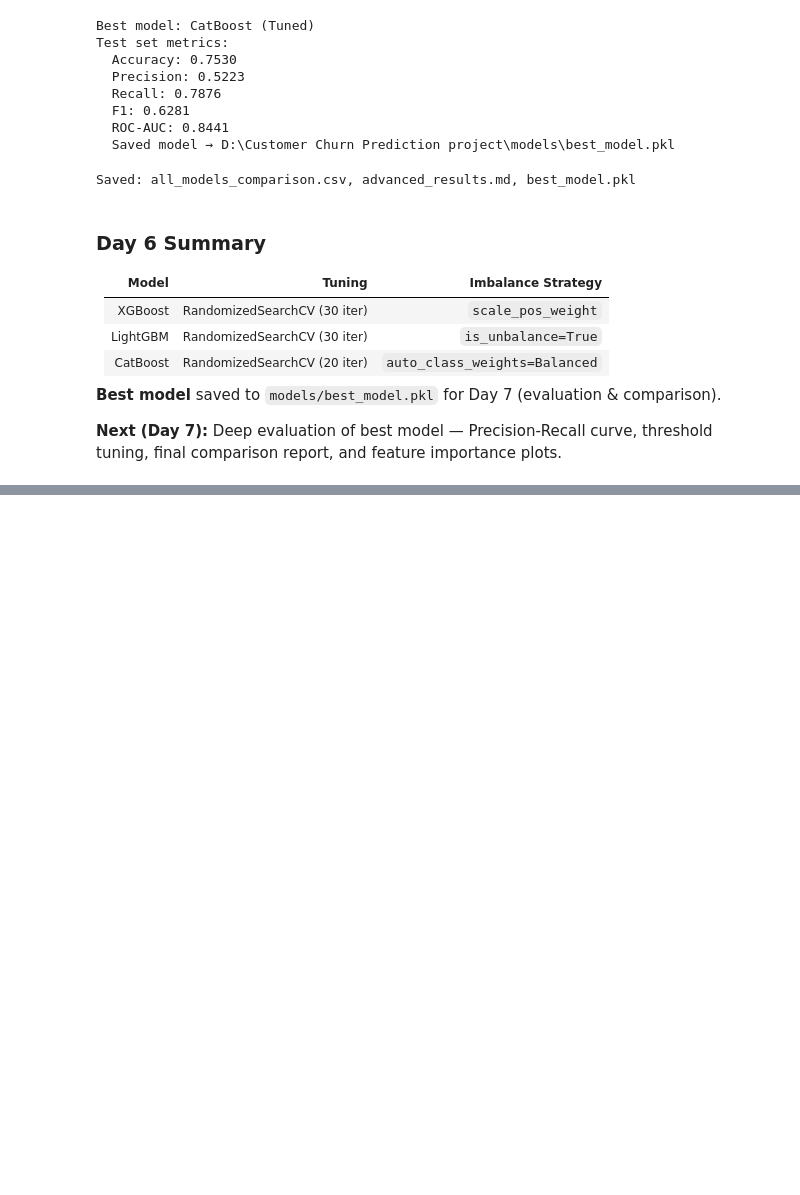
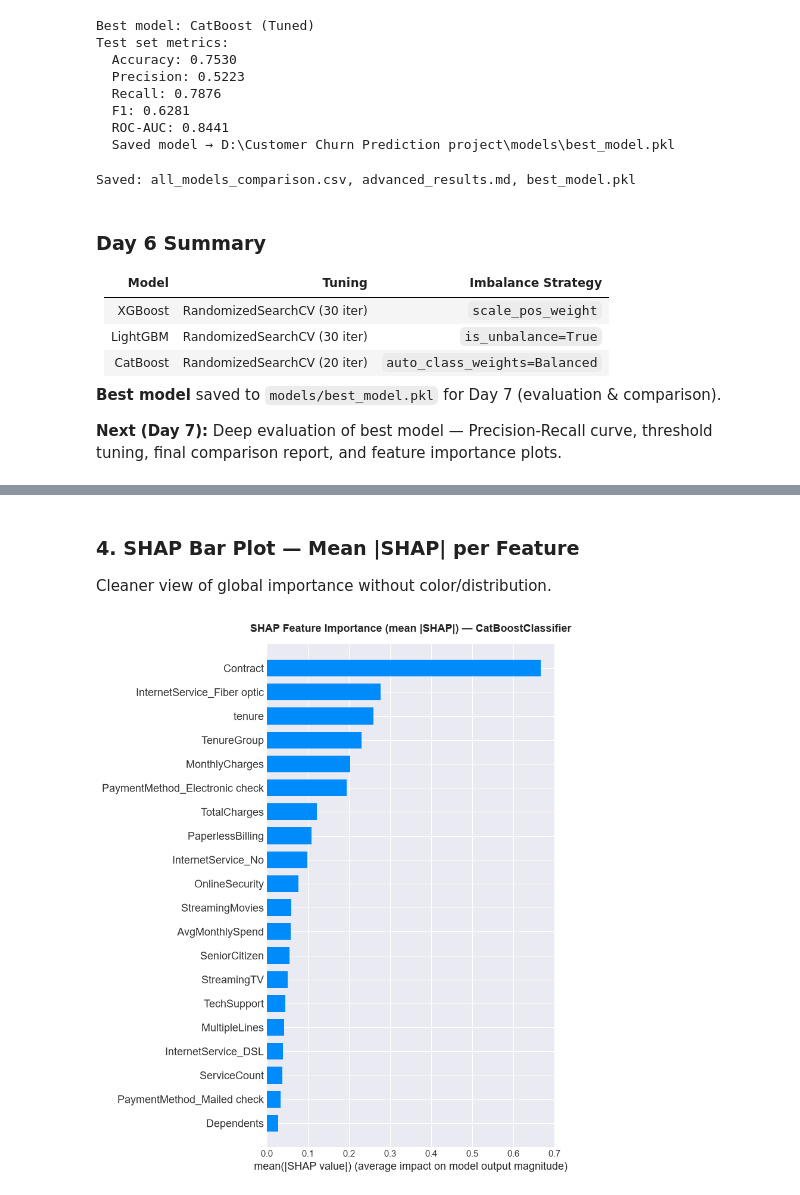
Before and after one commit to Spandana-hub/Customer_churn_prediction, a Jupyter notebook: notebooks/customer_churn_analysis.ipynb, the cells around one changed output, grey strips where cells are left out. Drawn from its saved outputs; the diff is of its cells as text; code cells hidden in the pictures; blank space fills up the shorter version.

```diff
--- a/notebooks/customer_churn_analysis.ipynb
+++ b/notebooks/customer_churn_analysis.ipynb
@@ -1648,0 +1803,19 @@ threshold tuning, final comparison report, and feature importance plots.
+# %% [markdown]
+### 4. SHAP Bar Plot — Mean |SHAP| per Feature
+
+Cleaner view of global importance without color/distribution.
+# %%
+plt.figure(figsize=(9, 8))
+shap.summary_plot(
+    shap_vals, X_sample,
+    plot_type='bar',
+    max_display=20,
+    show=False
+)
+plt.title(f'SHAP Feature Importance (mean |SHAP|) — {model_name}',
+          fontsize=13, fontweight='bold', pad=15)
+plt.tight_layout()
+plt.savefig(IMAGES_DIR / 'shap_bar.png', dpi=FIG_DPI, bbox_inches='tight')
+plt.show()
+# %% [output]
+[figure, added]
```
Also changed, not shown: parts of 23 cells of this notebook, 11 other files.
